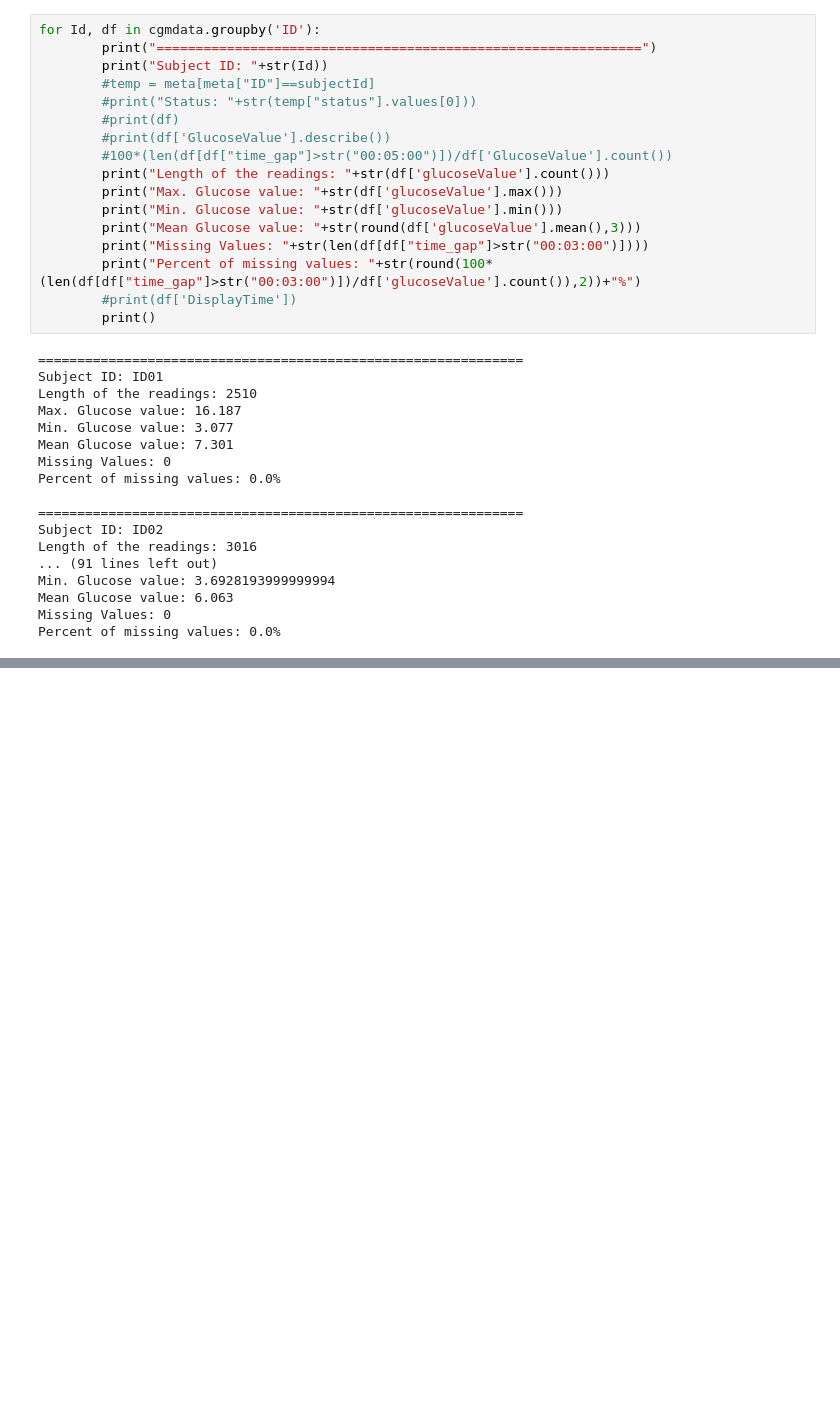
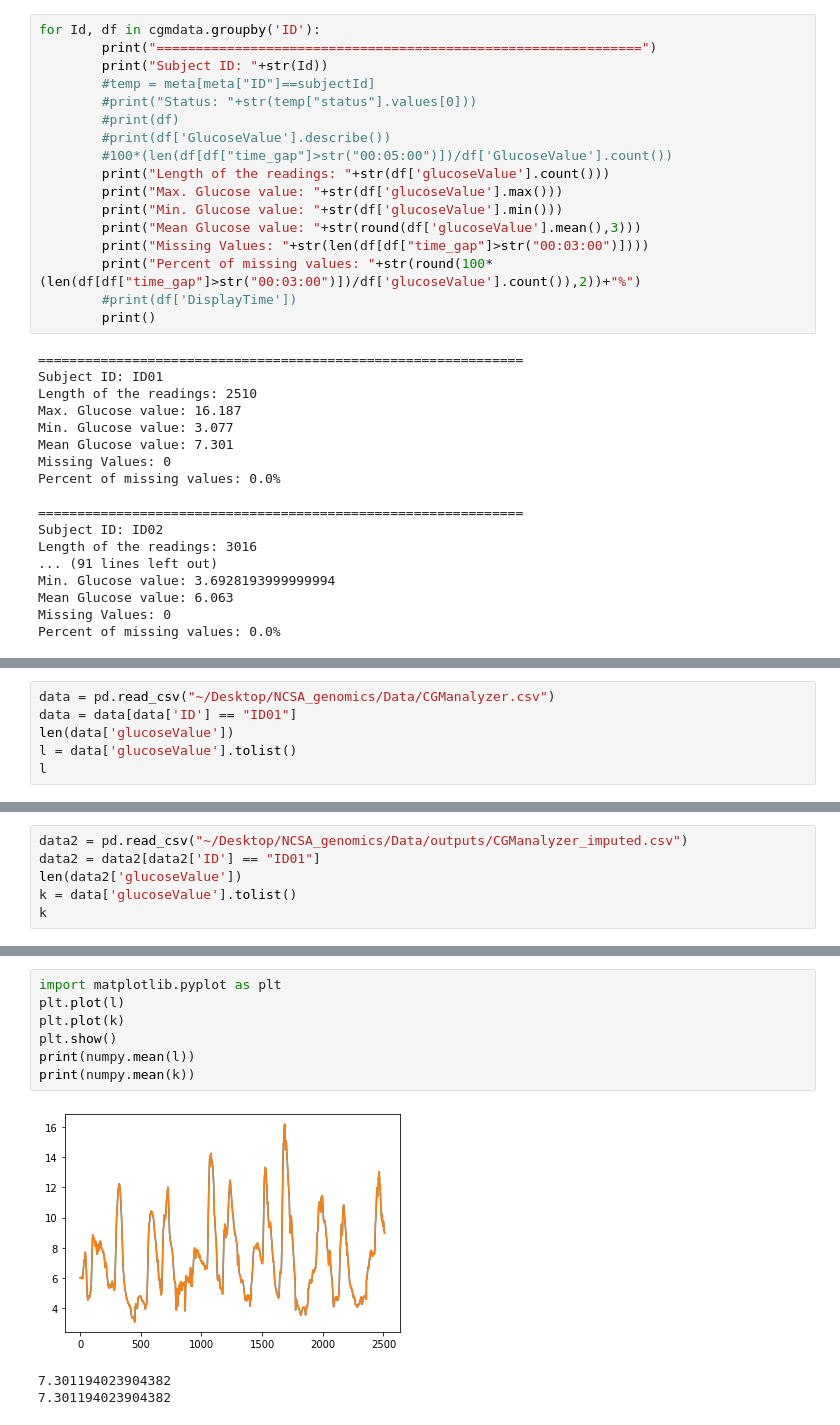
Before and after one commit to snehG0205/NCSA_genomics, a Jupyter notebook: Python - notebooks/Scratchpad.ipynb, the cells around one changed output, grey strips where cells are left out. Drawn from its saved outputs; the diff is of its cells as text; blank space fills up the shorter version.

```diff
--- a/Python - notebooks/Scratchpad.ipynb
+++ b/Python - notebooks/Scratchpad.ipynb
@@ -358,0 +200,6 @@ Percent of missing values: 0.0%
+# %%
+data = pd.read_csv("~/Desktop/NCSA_genomics/Data/CGManalyzer.csv")
+data = data[data['ID'] == "ID01"]
+len(data['glucoseValue'])
+l = data['glucoseValue'].tolist()
+l
@@ -358,0 +208,6 @@ Percent of missing values: 0.0%
+# %%
+data2 = pd.read_csv("~/Desktop/NCSA_genomics/Data/outputs/CGManalyzer_imputed.csv")
+data2 = data2[data2['ID'] == "ID01"]
+len(data2['glucoseValue'])
+k = data['glucoseValue'].tolist()
+k
@@ -358,0 +232,11 @@ Percent of missing values: 0.0%
+# %%
+import matplotlib.pyplot as plt
+plt.plot(l)
+plt.plot(k)
+plt.show()
+print(numpy.mean(l))
+print(numpy.mean(k))
+# %% [output]
+[figure, added]
+7.301194023904382
+7.301194023904382
```
Also changed, not shown: parts of 35 cells of this notebook, 10 other files.
